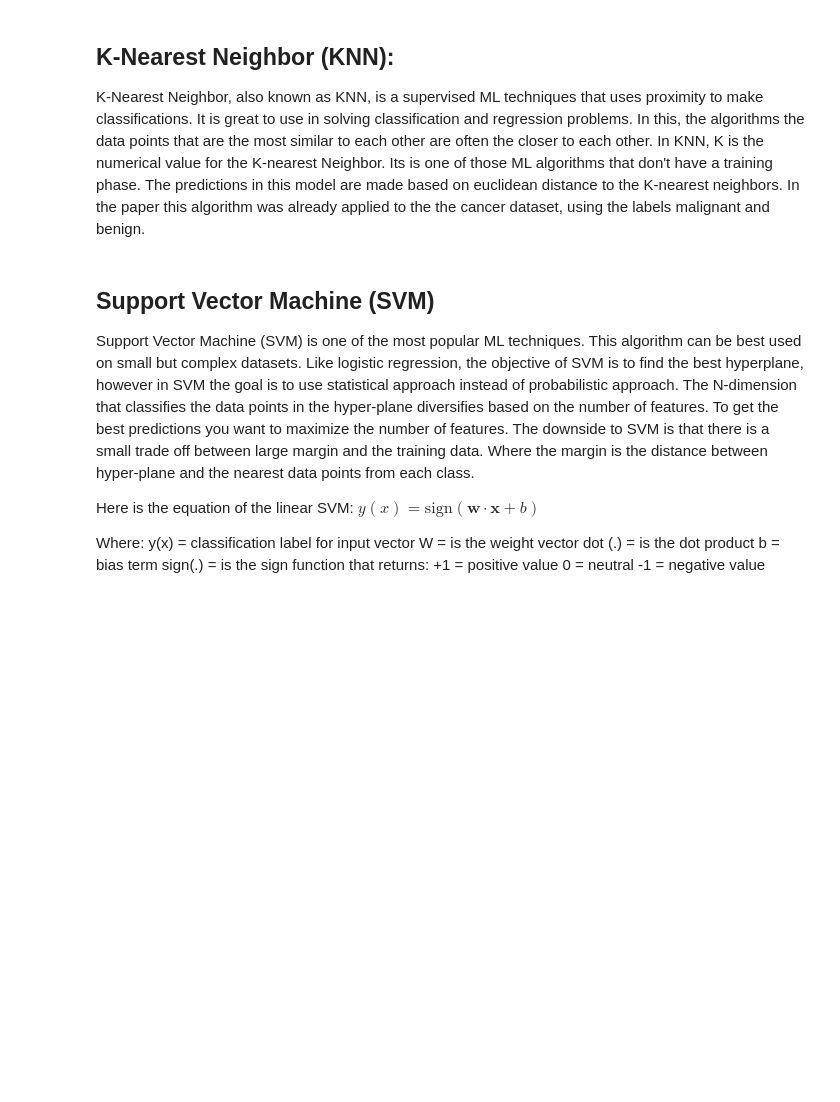
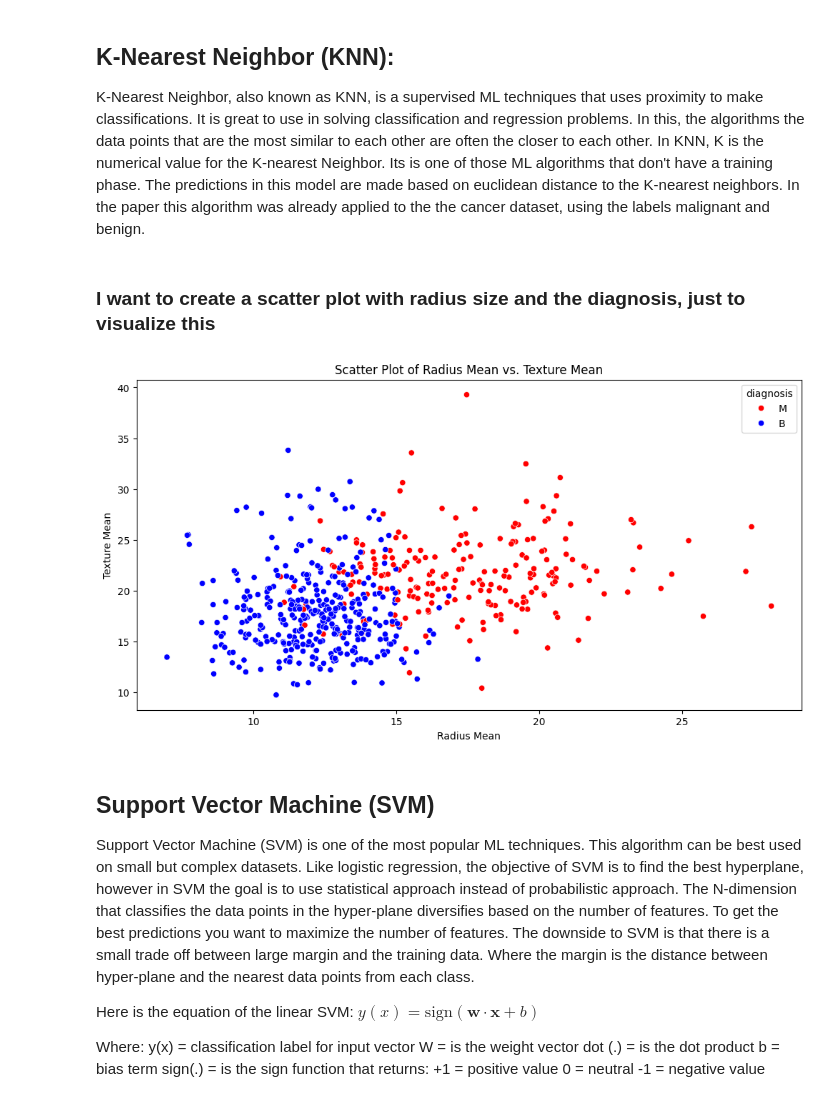
Before and after one commit to Kabhatt/Machine-Learning-Analysis-of-Breast-Cancer-Data, a Jupyter notebook: cancer-1.ipynb, the cells around one changed output. Drawn from its saved outputs; the diff is of its cells as text; code cells hidden in the pictures; blank space fills up the shorter version.

```diff
--- a/cancer-1.ipynb
+++ b/cancer-1.ipynb
@@ -383,6 +385,24 @@ The confusion matrix shows us the number of instances that were classified corre
 ## K-Nearest Neighbor (KNN):
 
 K-Nearest Neighbor, also known as KNN, is a supervised ML techniques that uses proximity to make classifications. It is great to use in solving classification and regression problems. In this, the algorithms the data points that are the most similar to each other are often the closer to each other. In KNN, K is the numerical value for the K-nearest Neighbor. Its is one of those ML algorithms that don't have a training phase. The predictions in this model are made based on euclidean distance to the K-nearest neighbors. In the paper this algorithm was already applied to the the cancer dataset, using the labels malignant and benign.
+# %% [markdown]
+### I want to create a scatter plot with radius size and the diagnosis, just to visualize this
+# %%
+import matplotlib.pyplot as plt
+import seaborn as sns
+
+# Assuming you have a DataFrame 'data' with feature columns and a 'diagnosis' column
+
+plt.figure(figsize=(12, 6))
+sns.scatterplot(data=data, x='radius_mean', y='texture_mean', hue='diagnosis', palette={'M': 'red', 'B': 'blue'})
+
+plt.xlabel('Radius Mean')
+plt.ylabel('Texture Mean')
+plt.title('Scatter Plot of Radius Mean vs. Texture Mean')
+
+plt.show()
+# %% [output]
+[figure, added]
 # %% [markdown]
 ## Support Vector Machine (SVM)
 
```
Also changed, not shown: parts of 17 cells of this notebook.
